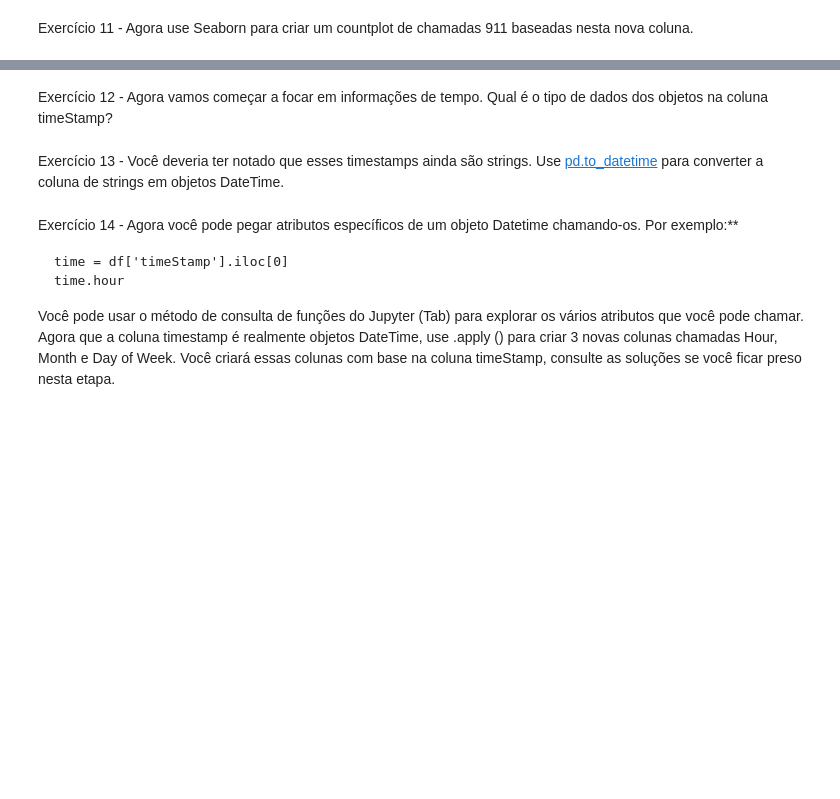
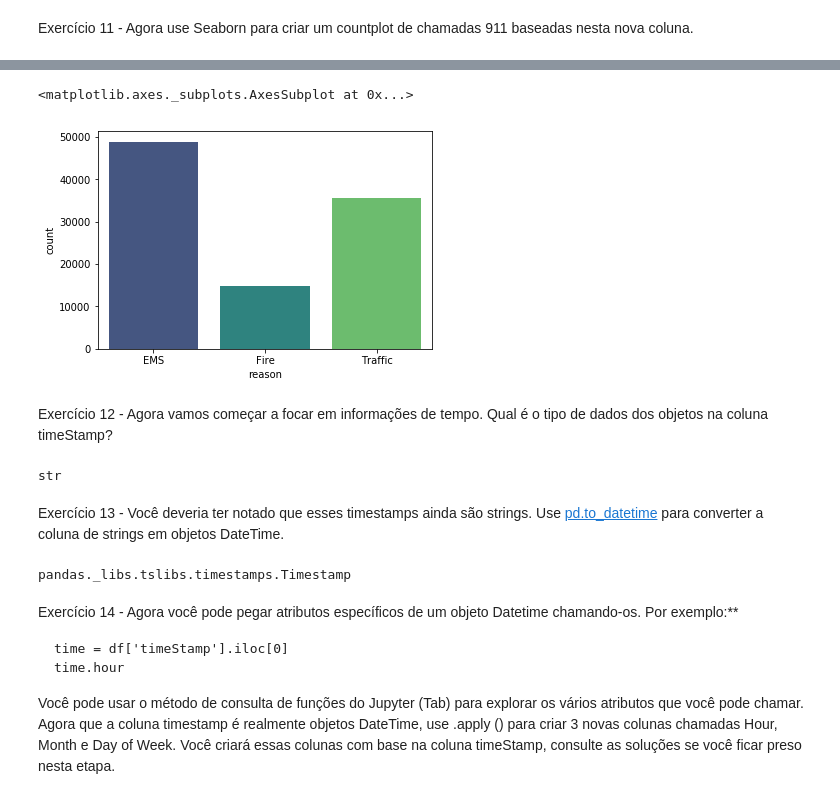
Before and after one commit to luonishicastro/CodingLabs, a Jupyter notebook: Lista Python II/Lista Python II - Curso em Vídeo - Décima Lista.ipynb, the cells around one changed output, grey strips where cells are left out. Drawn from its saved outputs; the diff is of its cells as text; code cells hidden in the pictures; blank space fills up the shorter version.

```diff
--- a/Lista Python II/Lista Python II - Curso em Vídeo - Décima Lista.ipynb
+++ b/Lista Python II/Lista Python II - Curso em Vídeo - Décima Lista.ipynb
@@ -79,4 +114,13 @@ Exercício 11 -  Agora use Seaborn para criar um countplot de chamadas 911 basea
+# %%
+sns.countplot(x='reason', data=df, palette='viridis')
+# %% [output]
+<matplotlib.axes._subplots.AxesSubplot at 0x...>
+[figure, added]
 # %% [markdown]
 Exercício 12 -  Agora vamos começar a focar em informações de tempo. Qual é o tipo de dados dos objetos na coluna timeStamp?
+# %%
+type(df['timeStamp'][0])
+# %% [output]
+str
 # %% [markdown]
 Exercício 13 -  Você deveria ter notado que esses timestamps ainda são strings. Use [pd.to_datetime](http://pandas.pydata.org/pandas-docs/stable/generated/pandas.to_datetime.html) para converter a coluna de strings em objetos DateTime.
@@ -83,3 +129,7 @@ Exercício 13 -  Você deveria ter notado que esses timestamps ainda são string
+# %%
+type(df['timeStamp'][0])
+# %% [output]
+pandas._libs.tslibs.timestamps.Timestamp
 # %% [markdown]
 Exercício 14 -  Agora você pode pegar atributos específicos de um objeto Datetime chamando-os. Por exemplo:**
 
```
Also changed, not shown: parts of 13 cells of this notebook.
